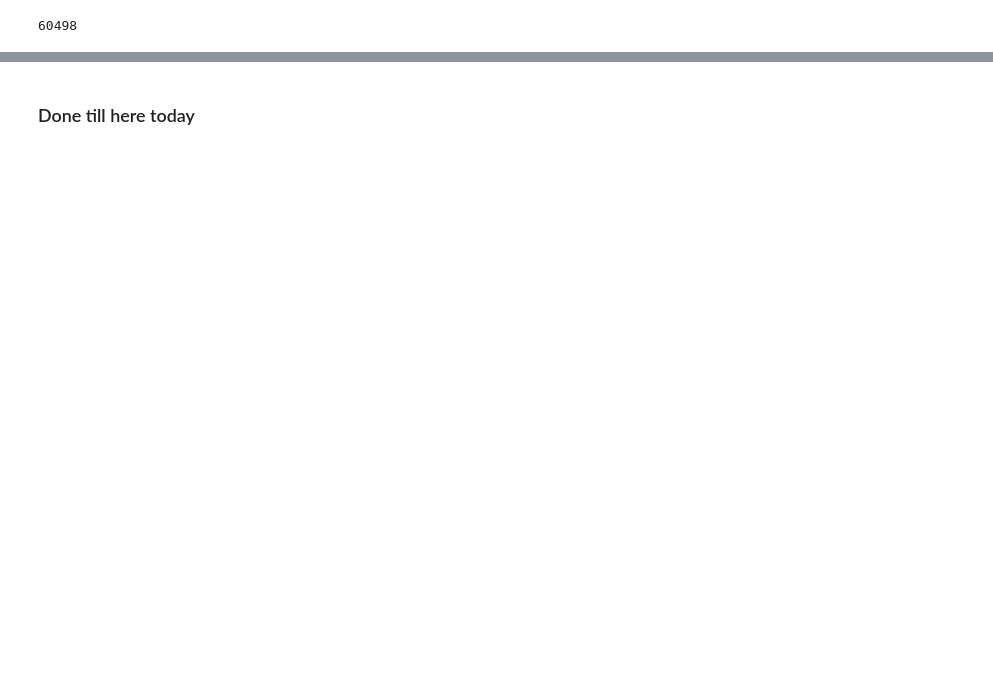
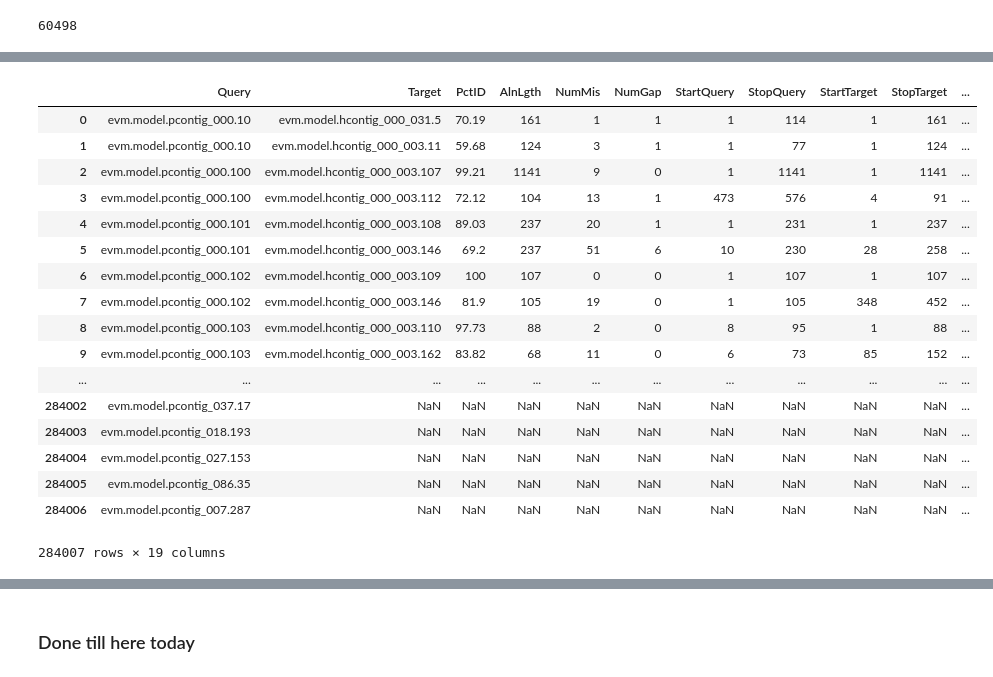
Before and after one commit to BenjaminSchwessinger/Pst_104E_analysis, a Jupyter notebook: Pst_104E_v12_defining_alleles.ipynb, the cells around one changed output, grey strips where cells are left out. Cells and saved outputs as stored; diff of their text form; code cells hidden in the pictures; blank space fills up the shorter version.

Commit message:
generated a dict that picks up the overlap of each primary gene with a specific contig. This is merged onto the blast dataframe from p on h protein

```diff
--- a/Pst_104E_v12_defining_alleles.ipynb
+++ b/Pst_104E_v12_defining_alleles.ipynb
@@ -327,0 +371,4 @@ Pst_104E_v12_p_ctg.Pst_104E_v12_h_ctg.0.001.blastp.outfmt6
+# %%
+_key = [x for x in blast_out_dict.keys() if x.startswith(p_genome) and x.split('.')[-2] == 'blastp' and x.endswith('outfmt6')][0]
+# %%
+p_gene_h_contig_overlap_df = pd.DataFrame([p_gene_h_contig_overlap_dict.keys(), p_gene_h_contig_overlap_dict.values()],  index = ['p_protein', 'h_contig_overlap']).T
@@ -327,0 +384,25 @@ Pst_104E_v12_p_ctg.Pst_104E_v12_h_ctg.0.001.blastp.outfmt6
+# %%
+_test_df = blast_out_dict[_key]
+# %%
+_test_df = _test_df.merge(p_gene_h_contig_overlap_df, how='outer' ,left_on='Query', right_on='p_protein')
+# %%
+_test_df
+# %% [output]
+|  | Query | Target | PctID | AlnLgth | NumMis | NumGap | StartQuery | StopQuery | StartTarget | StopTarget | ... |
+| 0 | evm.model.pcontig_000.10 | evm.model.hcontig_000_031.5 | 70.19 | 161 | 1 | 1 | 1 | 114 | 1 | 161 | ... |
+| 1 | evm.model.pcontig_000.10 | evm.model.hcontig_000_003.11 | 59.68 | 124 | 3 | 1 | 1 | 77 | 1 | 124 | ... |
+| 2 | evm.model.pcontig_000.100 | evm.model.hcontig_000_003.107 | 99.21 | 1141 | 9 | 0 | 1 | 1141 | 1 | 1141 | ... |
+| 3 | evm.model.pcontig_000.100 | evm.model.hcontig_000_003.112 | 72.12 | 104 | 13 | 1 | 473 | 576 | 4 | 91 | ... |
+| 4 | evm.model.pcontig_000.101 | evm.model.hcontig_000_003.108 | 89.03 | 237 | 20 | 1 | 1 | 231 | 1 | 237 | ... |
+| 5 | evm.model.pcontig_000.101 | evm.model.hcontig_000_003.146 | 69.2 | 237 | 51 | 6 | 10 | 230 | 28 | 258 | ... |
+| 6 | evm.model.pcontig_000.102 | evm.model.hcontig_000_003.109 | 100 | 107 | 0 | 0 | 1 | 107 | 1 | 107 | ... |
+| 7 | evm.model.pcontig_000.102 | evm.model.hcontig_000_003.146 | 81.9 | 105 | 19 | 0 | 1 | 105 | 348 | 452 | ... |
+| 8 | evm.model.pcontig_000.103 | evm.model.hcontig_000_003.110 | 97.73 | 88 | 2 | 0 | 8 | 95 | 1 | 88 | ... |
+| 9 | evm.model.pcontig_000.103 | evm.model.hcontig_000_003.162 | 83.82 | 68 | 11 | 0 | 6 | 73 | 85 | 152 | ... |
+| ... | ... | ... | ... | ... | ... | ... | ... | ... | ... | ... | ... |
+| 284002 | evm.model.pcontig_037.17 | NaN | NaN | NaN | NaN | NaN | NaN | NaN | NaN | NaN | ... |
+| 284003 | evm.model.pcontig_018.193 | NaN | NaN | NaN | NaN | NaN | NaN | NaN | NaN | NaN | ... |
+| 284004 | evm.model.pcontig_027.153 | NaN | NaN | NaN | NaN | NaN | NaN | NaN | NaN | NaN | ... |
+| 284005 | evm.model.pcontig_086.35 | NaN | NaN | NaN | NaN | NaN | NaN | NaN | NaN | NaN | ... |
+| 284006 | evm.model.pcontig_007.287 | NaN | NaN | NaN | NaN | NaN | NaN | NaN | NaN | NaN | ... |
+284007 rows × 19 columns
```
Also changed, not shown: parts of 14 cells of this notebook.
